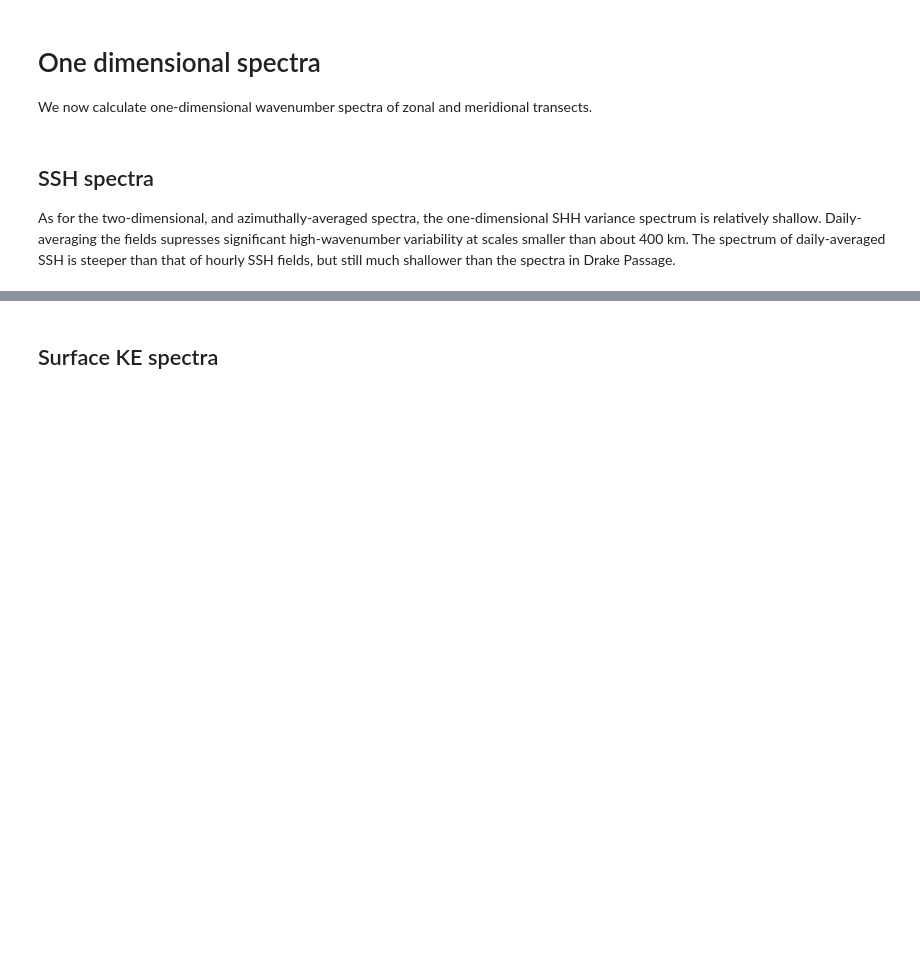
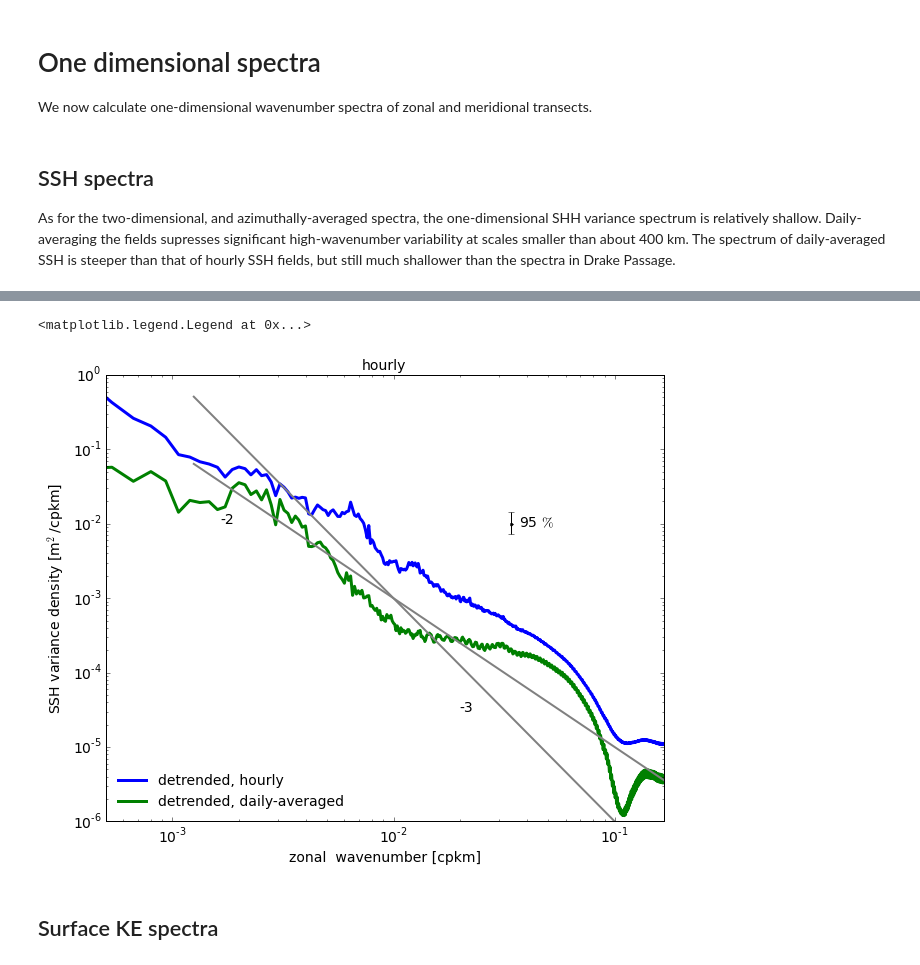
Before and after one commit to cesar-rocha/TropicalPacific, a Jupyter notebook: llc/4320/spectra/TropicalPacificSpectra_Summary.ipynb, the cells around one changed output, grey strips where cells are left out. Drawn from its saved outputs; the diff is of its cells as text; code cells hidden in the pictures; blank space fills up the shorter version.

```diff
--- a/llc/4320/spectra/TropicalPacificSpectra_Summary.ipynb
+++ b/llc/4320/spectra/TropicalPacificSpectra_Summary.ipynb
@@ -247,3 +334,21 @@ plt.legend()
+# %%
+plt.figure(figsize=(10,8))
+
+plt.loglog(ssh_spec_lats_d['k'],ssh_spec_lats_d['Eeta'][::1,:].mean(axis=0),
+           linewidth=3., label='detrended, hourly')
+plt.loglog(ssh_spec_lats_d['k'],ssh_spec_lats_d['Eetad'][::1,:].mean(axis=0),
+           linewidth=3., label='detrended, daily-averaged')
+plt.title('hourly')
+set_spec_axis(dir='zonal ')
+plt_spec_error(y=0.01,sn=25)
+plt_spec_slopes(power=-3,scaling=1.e-9,text='-3',ytext=3.e-5,xtext=1./50)
+plt_spec_slopes(power=-2,scaling=1.e-7,text='-2',ytext=1.e-2)
+
+plt.ylim(1.e-6,1.)
+plt.legend(loc=3)
+# %% [output]
+<matplotlib.legend.Legend at 0x...>
+[figure, added]
 # %% [markdown]
 ## Surface KE spectra
 # %% [markdown]
```
Also changed, not shown: parts of 9 cells of this notebook.
